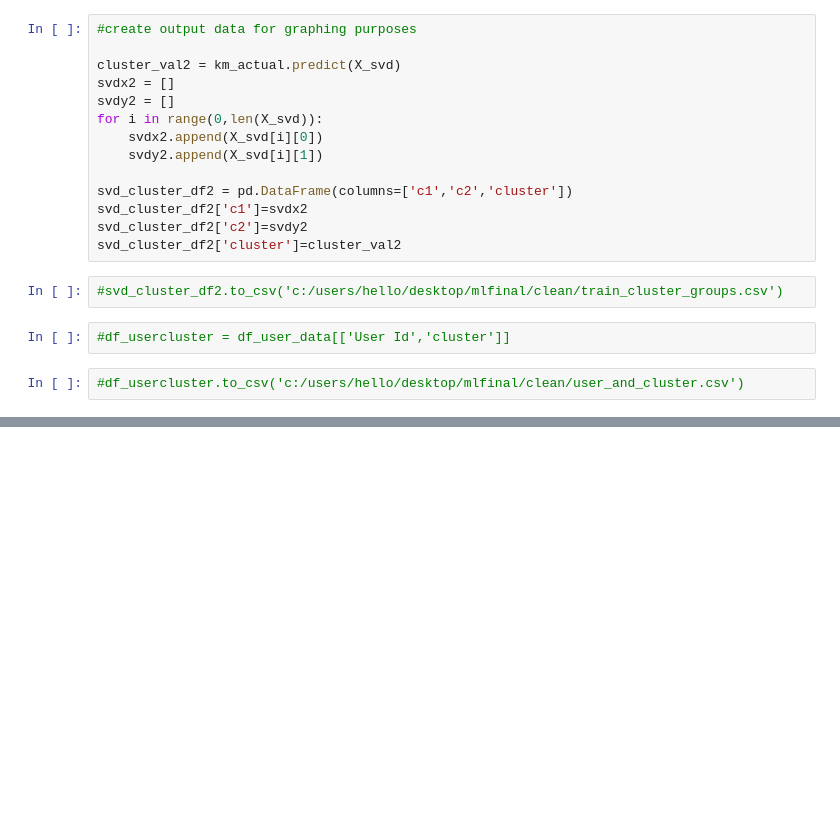
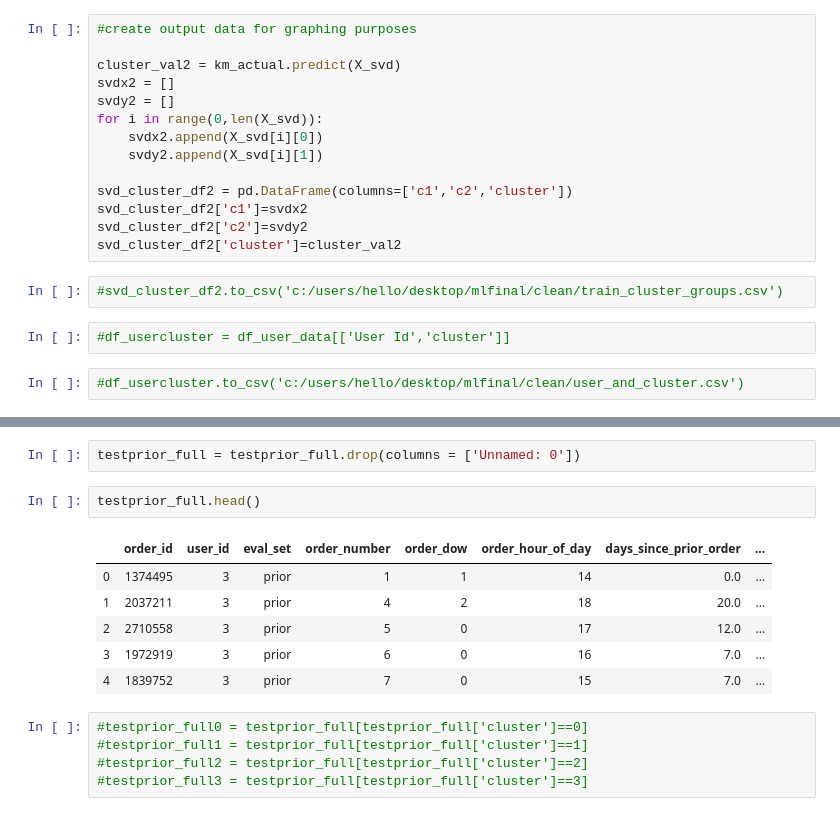
Before and after one commit to BpakGGU/data-science, a Jupyter notebook: Python/instacart/user_profile_clustering.ipynb, the cells around one changed output, grey strips where cells are left out. Cells and saved outputs as stored; diff of their text form; blank space fills up the shorter version.

```diff
--- a/Python/instacart/user_profile_clustering.ipynb
+++ b/Python/instacart/user_profile_clustering.ipynb
@@ -227,0 +292,16 @@ svd_cluster_df2['cluster']=cluster_val2
+# %%
+testprior_full = testprior_full.drop(columns = ['Unnamed: 0'])
+# %%
+testprior_full.head()
+# %% [output]
+|  | order_id | user_id | eval_set | order_number | order_dow | order_hour_of_day | days_since_prior_order | ... |
+| 0 | 1374495 | 3 | prior | 1 | 1 | 14 | 0.0 | ... |
+| 1 | 2037211 | 3 | prior | 4 | 2 | 18 | 20.0 | ... |
+| 2 | 2710558 | 3 | prior | 5 | 0 | 17 | 12.0 | ... |
+| 3 | 1972919 | 3 | prior | 6 | 0 | 16 | 7.0 | ... |
+| 4 | 1839752 | 3 | prior | 7 | 0 | 15 | 7.0 | ... |
+# %%
+#testprior_full0 = testprior_full[testprior_full['cluster']==0]
+#testprior_full1 = testprior_full[testprior_full['cluster']==1]
+#testprior_full2 = testprior_full[testprior_full['cluster']==2]
+#testprior_full3 = testprior_full[testprior_full['cluster']==3]
```
Also changed, not shown: parts of 17 cells of this notebook, 4 other files.
